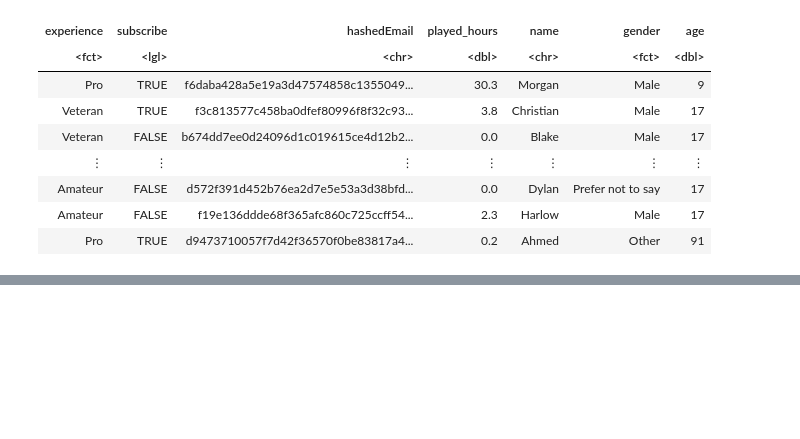
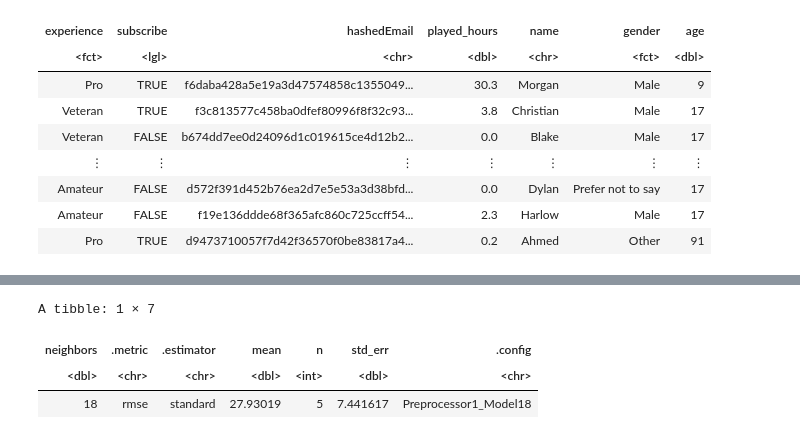
Before and after one commit to Jayden-Yee/Group-Project-Final, a Jupyter notebook: Final group project.ipynb, the cells around one changed output, grey strips where cells are left out. Cells and saved outputs as stored; diff of their text form; code cells hidden in the pictures; blank space fills up the shorter version.

```diff
--- a/Final group project.ipynb
+++ b/Final group project.ipynb
@@ -114,0 +203,41 @@ A tibble: 196 × 7
+# %%
+# Performing regression using age to predict the amount of hours a player will play
+set.seed(1)
+
+options(repr.plot.width = 12, repr.plot.height = 6)
+
+# Tuning the regression model by finding the optimal k value
+players_split <- initial_split(players, prop = 0.7, strata = played_hours)
+players_training <- training(players_split)
+players_testing <- testing(players_split)
+
+players_spec <- nearest_neighbor(weight_func = "rectangular", neighbors = tune()) |>
+    set_engine("kknn") |>
+    set_mode("regression")
+
+players_recipe <- recipe(played_hours ~ age, data = players_training) |>
+    step_scale(age) |>
+    step_center(age)
+
+players_vfold <- vfold_cv(players_training, v = 5, strata = played_hours)
+
+players_workflow <- workflow() |>
+    add_recipe(players_recipe) |>
+    add_model(players_spec)
+
+gridvals <- tibble(neighbors = seq(from = 1, to = 50, by = 1))
+
+player_results <- players_workflow |>
+    tune_grid(resamples = players_vfold, grid = gridvals) |>
+    collect_metrics()
+
+player_min <- player_results |>
+    filter(.metric == "rmse") |>
+    slice_min(n = 1, mean)
+
+player_min
+# %% [output]
+A tibble: 1 × 7
+| neighbors | .metric | .estimator | mean | n | std_err | .config |
+| <dbl> | <chr> | <chr> | <dbl> | <int> | <dbl> | <chr> |
+| 18 | rmse | standard | 27.93019 | 5 | 7.441617 | Preprocessor1_Model18 |
```
Also changed, not shown: parts of 8 cells of this notebook.
